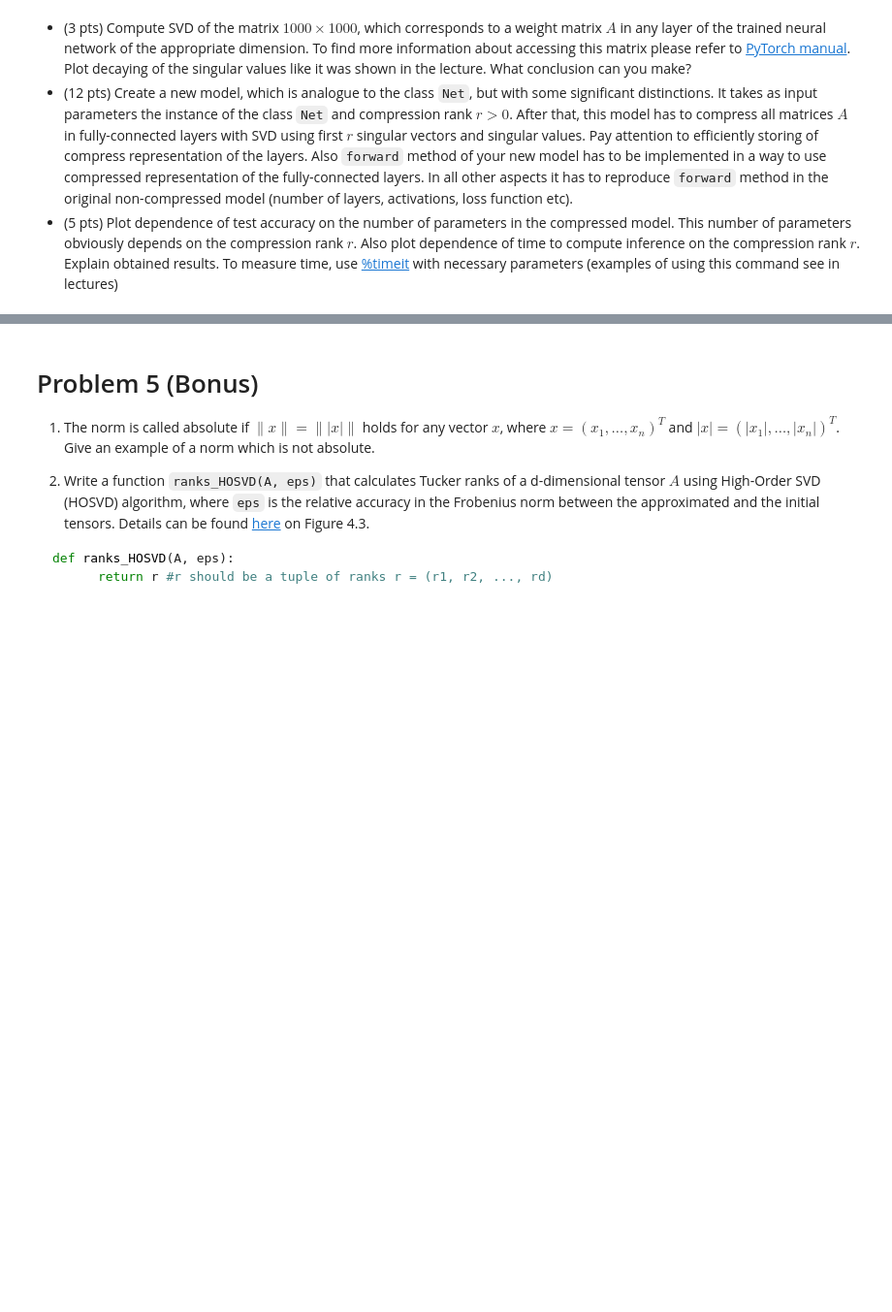
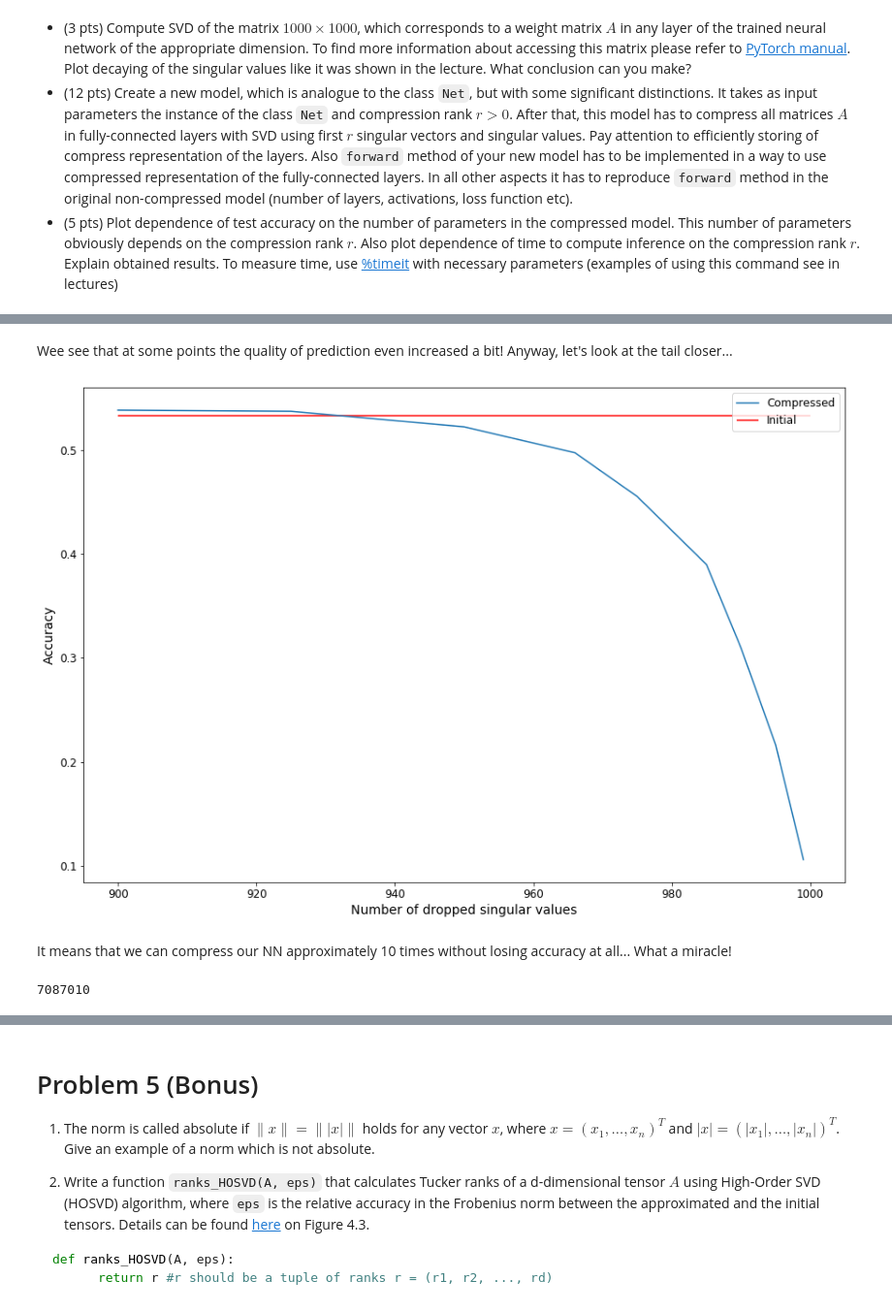
Before and after one commit to waytobehigh/nla2019, a Jupyter notebook: psets/pset1/PS1.ipynb, the cells around one changed output, grey strips where cells are left out. Shown at 97% size. Drawn from its saved outputs; the diff is of its cells as text; code cells hidden in the pictures; blank space fills up the shorter version.

```diff
--- a/psets/pset1/PS1.ipynb
+++ b/psets/pset1/PS1.ipynb
@@ -561,0 +749,15 @@ To measure time, use [%timeit](https://docs.python.org/3.6/library/timeit.html)
+# %% [markdown]
+Wee see that at some points the quality of prediction even increased a bit! Anyway, let's look at the tail closer...
+# %%
+plt.figure(figsize=(15, 10))
+plt.plot(grid[5:], logs[5:], label='Compressed')
+plt.hlines(0.5334, 900, 1000, colors='red', label='Initial')
+plt.xlabel('Number of dropped singular values', fontsize=14)
+plt.ylabel('Accuracy', fontsize=14)
+plt.legend(fontsize=12)
+plt.xticks(fontsize=12)
+plt.yticks(fontsize=12);
+# %% [output]
+[figure, added]
+# %% [markdown]
+It means that we can compress our NN approximately 10 times without losing accuracy at all... What a miracle!
@@ -561,0 +779,5 @@ To measure time, use [%timeit](https://docs.python.org/3.6/library/timeit.html)
+# %%
+initial_n_params = sum([np.product(param.shape) for param in model.parameters()])
+initial_n_params
+# %% [output]
+7087010
```
Also changed, not shown: parts of 43 cells of this notebook.
